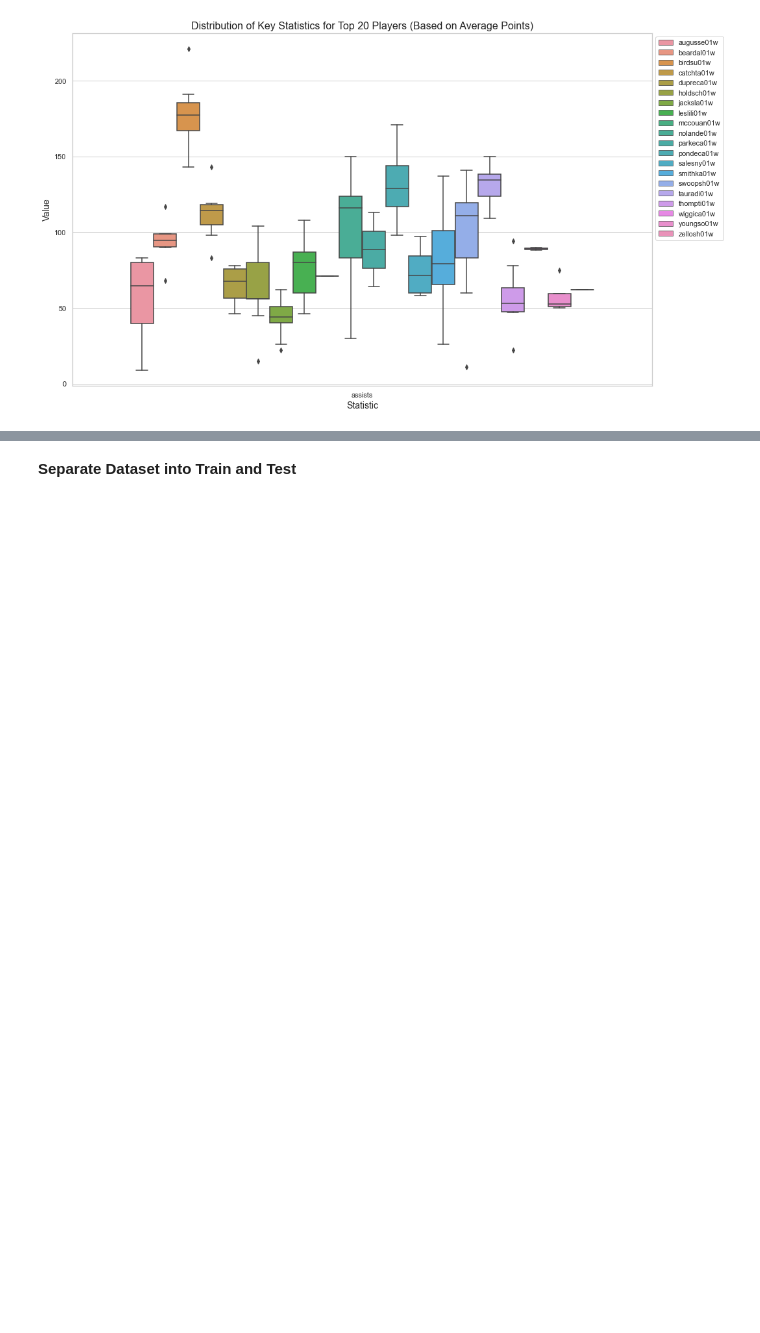
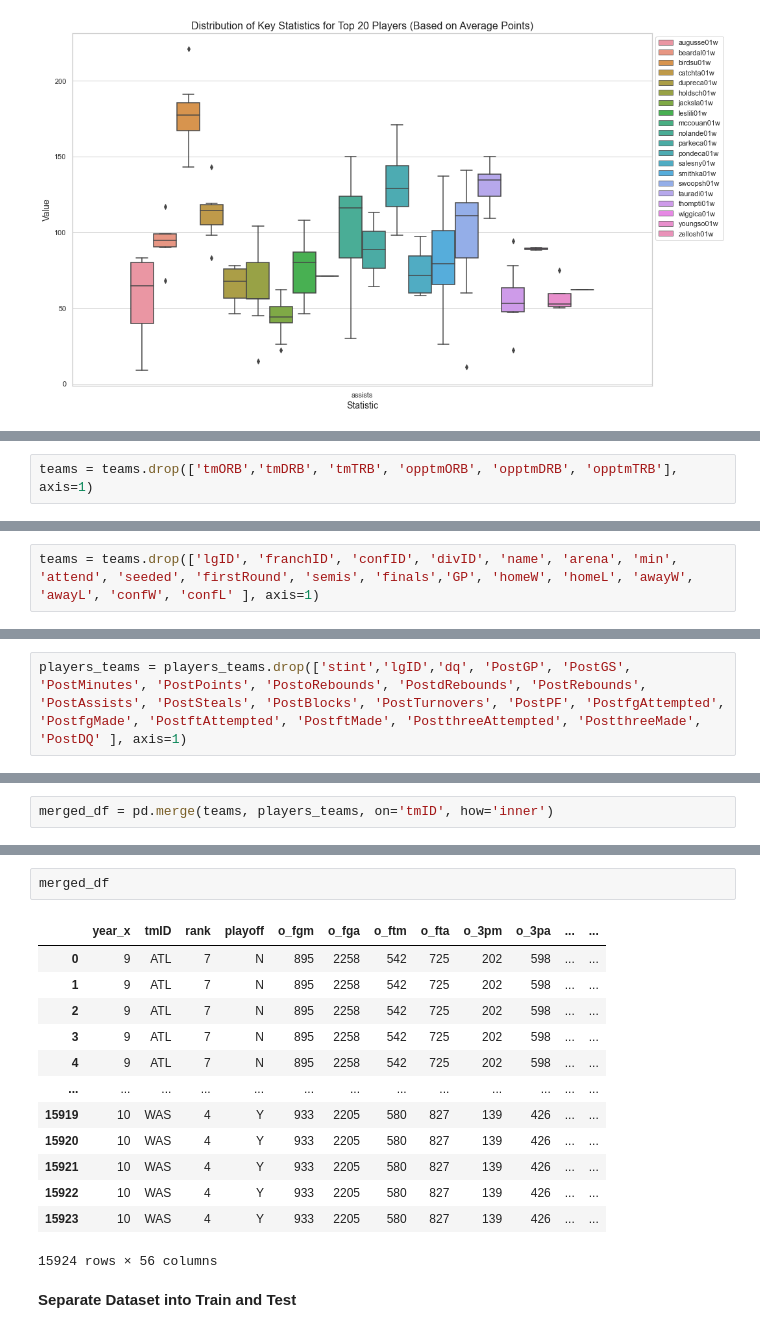
Before and after one commit to Crackugo/AC, a Jupyter notebook: basketballPlayoffs/Notebook.ipynb, the cells around one changed output, grey strips where cells are left out. Saved outputs shown, nothing was run; the diff lists cells and outputs as text; blank space fills up the shorter version.

```diff
--- a/basketballPlayoffs/Notebook.ipynb
+++ b/basketballPlayoffs/Notebook.ipynb
@@ -559,0 +572,2 @@ plt.show()
+# %%
+teams = teams.drop(['tmORB','tmDRB', 'tmTRB', 'opptmORB', 'opptmDRB', 'opptmTRB'], axis=1)
@@ -559,0 +594,2 @@ plt.show()
+# %%
+teams = teams.drop(['lgID', 'franchID', 'confID', 'divID', 'name', 'arena', 'min', 'attend', 'seeded', 'firstRound', 'semis', 'finals','GP', 'homeW', 'homeL', 'awayW', 'awayL', 'confW', 'confL' ], axis=1)
@@ -559,0 +627,2 @@ plt.show()
+# %%
+players_teams = players_teams.drop(['stint','lgID','dq', 'PostGP', 'PostGS', 'PostMinutes', 'PostPoints', 'PostoRebounds', 'PostdRebounds', 'PostRebounds', 'PostAssists', 'PostSteals', 'PostBlocks', 'PostTurnovers', 'PostPF', 'PostfgAttempted', 'PostfgMade', 'PostftAttempted', 'PostftMade', 'PostthreeAttempted', 'PostthreeMade', 'PostDQ' ], axis=1)
@@ -559,0 +649,2 @@ plt.show()
+# %%
+merged_df = pd.merge(teams, players_teams, on='tmID', how='inner')
@@ -560,2 +663,18 @@ plt.show()
+# %%
+merged_df
+# %% [output]
+|  | year_x | tmID | rank | playoff | o_fgm | o_fga | o_ftm | o_fta | o_3pm | o_3pa | ... | ... |
+| 0 | 9 | ATL | 7 | N | 895 | 2258 | 542 | 725 | 202 | 598 | ... | ... |
+| 1 | 9 | ATL | 7 | N | 895 | 2258 | 542 | 725 | 202 | 598 | ... | ... |
+| 2 | 9 | ATL | 7 | N | 895 | 2258 | 542 | 725 | 202 | 598 | ... | ... |
+| 3 | 9 | ATL | 7 | N | 895 | 2258 | 542 | 725 | 202 | 598 | ... | ... |
+| 4 | 9 | ATL | 7 | N | 895 | 2258 | 542 | 725 | 202 | 598 | ... | ... |
+| ... | ... | ... | ... | ... | ... | ... | ... | ... | ... | ... | ... | ... |
+| 15919 | 10 | WAS | 4 | Y | 933 | 2205 | 580 | 827 | 139 | 426 | ... | ... |
+| 15920 | 10 | WAS | 4 | Y | 933 | 2205 | 580 | 827 | 139 | 426 | ... | ... |
+| 15921 | 10 | WAS | 4 | Y | 933 | 2205 | 580 | 827 | 139 | 426 | ... | ... |
+| 15922 | 10 | WAS | 4 | Y | 933 | 2205 | 580 | 827 | 139 | 426 | ... | ... |
+| 15923 | 10 | WAS | 4 | Y | 933 | 2205 | 580 | 827 | 139 | 426 | ... | ... |
+15924 rows × 56 columns
 # %% [markdown]
 **Separate Dataset into Train and Test**
```
Also changed, not shown: parts of 66 cells of this notebook.
